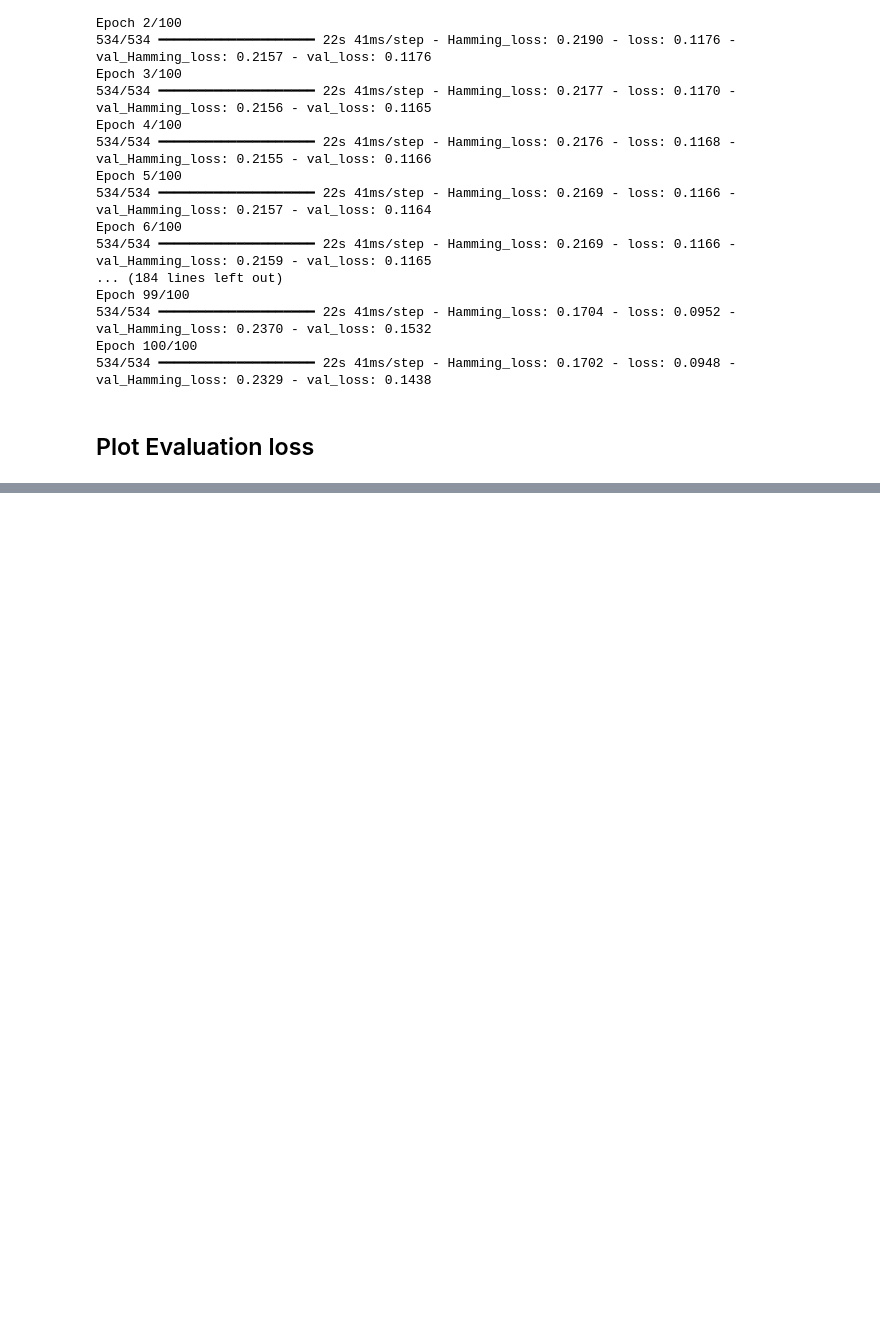
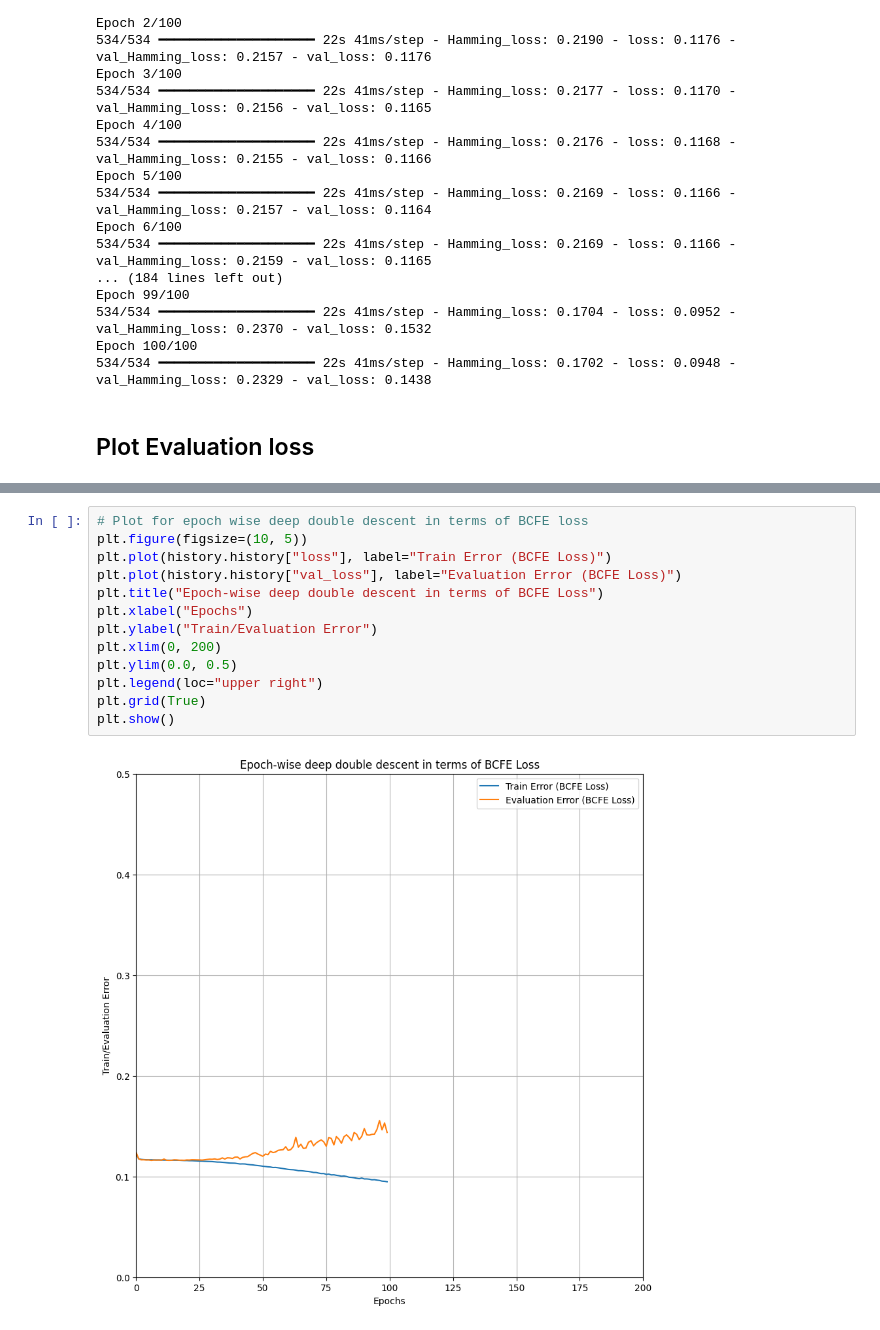
Before and after one commit to Praaathaamesh/Deep_Double_Descent_Clinical_MLC, a Jupyter notebook: nbs/epoch_dd_modelling.ipynb, the cells around one changed output, grey strips where cells are left out. Drawn from its saved outputs; the diff is of its cells as text; blank space fills up the shorter version.

```diff
--- a/nbs/epoch_dd_modelling.ipynb
+++ b/nbs/epoch_dd_modelling.ipynb
@@ -244,0 +247,15 @@ plt.show()
+# %%
+# Plot for epoch wise deep double descent in terms of BCFE loss
+plt.figure(figsize=(10, 5))
+plt.plot(history.history["loss"], label="Train Error (BCFE Loss)")
+plt.plot(history.history["val_loss"], label="Evaluation Error (BCFE Loss)")
+plt.title("Epoch-wise deep double descent in terms of BCFE Loss")
+plt.xlabel("Epochs")
+plt.ylabel("Train/Evaluation Error")
+plt.xlim(0, 200)
+plt.ylim(0.0, 0.5)
+plt.legend(loc="upper right")
+plt.grid(True)
+plt.show()
+# %% [output]
+[figure, added]
```
Also changed, not shown: parts of 1 cell of this notebook.
